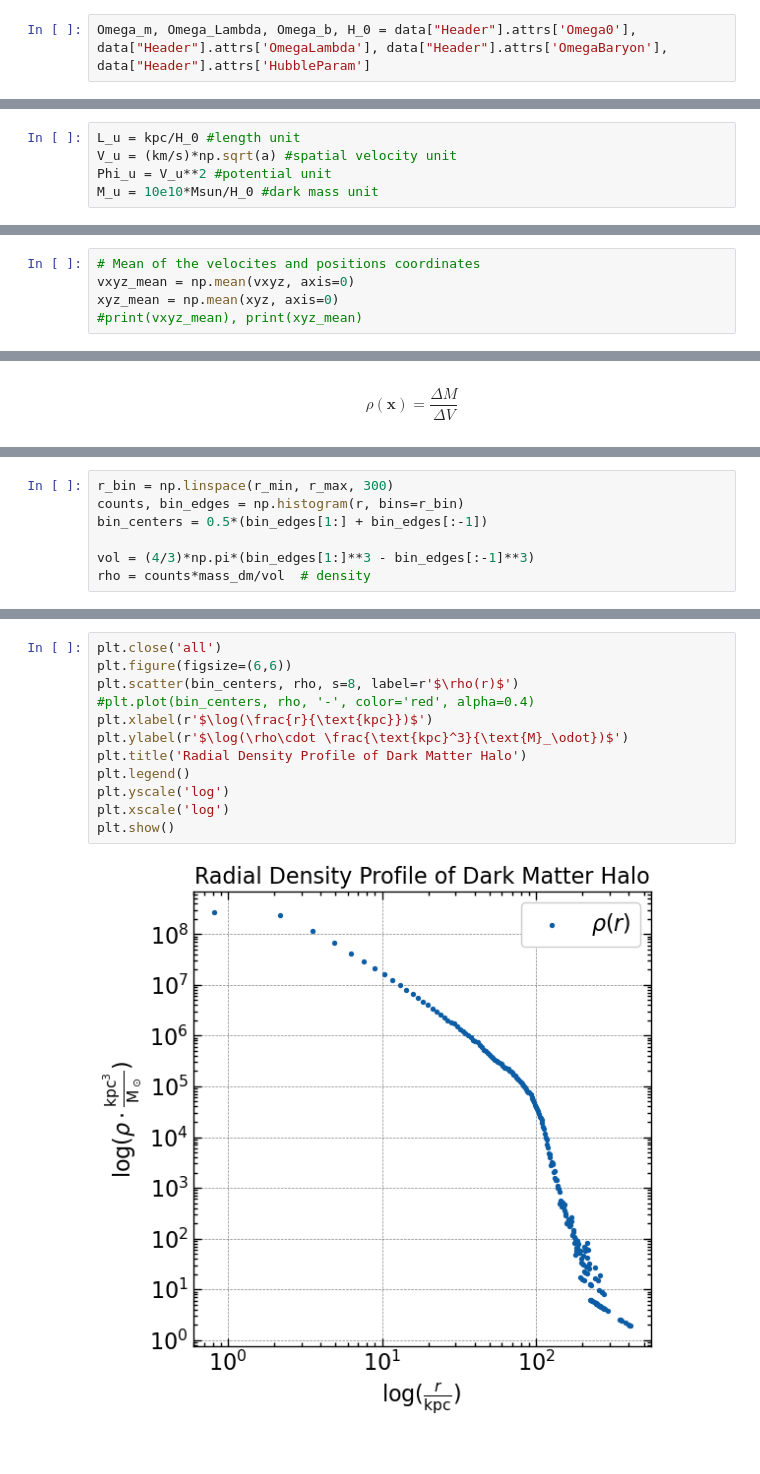
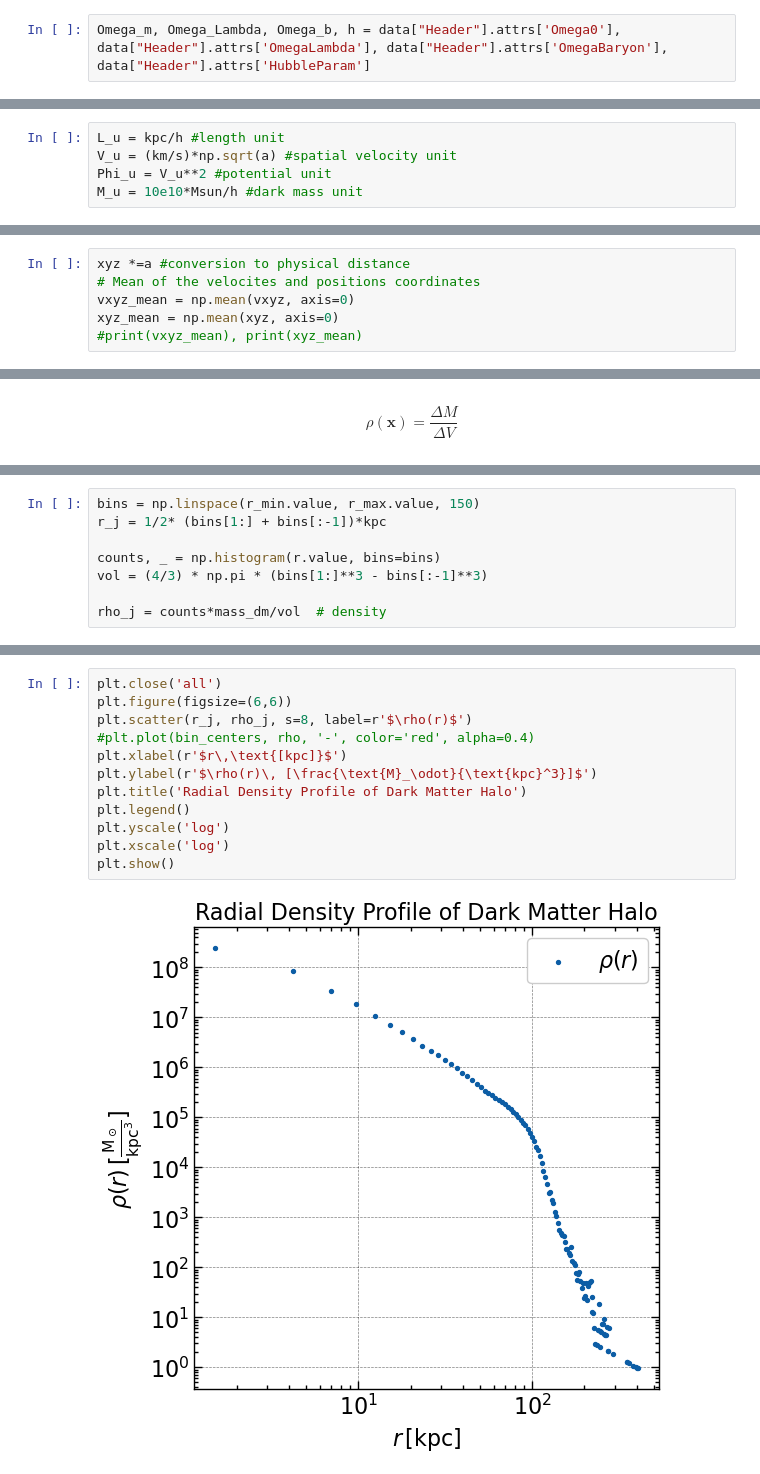
Before and after one commit to Jitskeverheecke/TANA_Project, a Jupyter notebook: project.ipynb, the cells around one changed output, grey strips where cells are left out. Cells and saved outputs as stored; diff of their text form.

Commit message:
density fit

```diff
--- a/project.ipynb
+++ b/project.ipynb
@@ -18,7 +18,7 @@ data = h5py.File('cutout_344137.hdf5','r')
 # %% [markdown]
 ### Cosmological parameters
 # %%
-Omega_m, Omega_Lambda, Omega_b, H_0 = data["Header"].attrs['Omega0'], data["Header"].attrs['OmegaLambda'], data["Header"].attrs['OmegaBaryon'], data["Header"].attrs['HubbleParam']
+Omega_m, Omega_Lambda, Omega_b, h = data["Header"].attrs['Omega0'], data["Header"].attrs['OmegaLambda'], data["Header"].attrs['OmegaBaryon'], data["Header"].attrs['HubbleParam']
 # %%
 N_dm_particles = data["Header"].attrs['NumPart_ThisFile'][1] #number of dark matter particles
 mass_darkm = data["Header"].attrs['MassTable'][1] #mass of each dark matter particle in 1e10 solar masses/h
@@ -43,7 +42,7 @@ $4.4985022 \times 10^{-6} \; \mathrm{\frac{kpc^{3}}{M_{\odot}\,Gyr^{2}}}$
 # %% [markdown]
 Predefined the characteristic unit scales according to the dataset according to [TNG unit system](https://www.tng-project.org/data/docs/specifications/#parttype1).
 # %%
-L_u = kpc/H_0 #length unit
+L_u = kpc/h #length unit
 V_u = (km/s)*np.sqrt(a) #spatial velocity unit
 Phi_u = V_u**2 #potential unit
-M_u = 10e10*Msun/H_0 #dark mass unit
+M_u = 10e10*Msun/h #dark mass unit
@@ -55,6 +56,7 @@ mass_dm = mass_darkm*M_u
 M = N_dm_particles*mass_dm
 #print(XYZ.shape), print(PHI.shape), print(VXYZ.shape)
 # %%
+xyz *=a #conversion to physical distance
 # Mean of the velocites and positions coordinates
 vxyz_mean = np.mean(vxyz, axis=0)
 xyz_mean = np.mean(xyz, axis=0)
@@ -175,7 +179,8 @@ r_max, r_min
 # %%
-r_bin = np.linspace(r_min, r_max, 300)
-counts, bin_edges = np.histogram(r, bins=r_bin)
-bin_centers = 0.5*(bin_edges[1:] + bin_edges[:-1])
+bins = np.linspace(r_min.value, r_max.value, 150)
+r_j = 1/2* (bins[1:] + bins[:-1])*kpc
 
-vol = (4/3)*np.pi*(bin_edges[1:]**3 - bin_edges[:-1]**3)
-rho = counts*mass_dm/vol  # density
+counts, _ = np.histogram(r.value, bins=bins)
+vol = (4/3) * np.pi * (bins[1:]**3 - bins[:-1]**3)
+
+rho_j = counts*mass_dm/vol  # density
@@ -182,14 +191,14 @@ rho = counts*mass_dm/vol  # density
 # %%
 plt.close('all')
 plt.figure(figsize=(6,6))
-plt.scatter(bin_centers, rho, s=8, label=r'$\rho(r)$')
+plt.scatter(r_j, rho_j, s=8, label=r'$\rho(r)$')
 #plt.plot(bin_centers, rho, '-', color='red', alpha=0.4)
-plt.xlabel(r'$\log(\frac{r}{\text{kpc}})$')
-plt.ylabel(r'$\log(\rho\cdot \frac{\text{kpc}^3}{\text{M}_\odot})$')
+plt.xlabel(r'$r\,\text{[kpc]}$')
+plt.ylabel(r'$\rho(r)\, [\frac{\text{M}_\odot}{\text{kpc}^3}]$')
 plt.title('Radial Density Profile of Dark Matter Halo')
 plt.legend()
 plt.yscale('log')
 plt.xscale('log')
 plt.show()
 # %% [output]
-[figure, old version]
+[figure, new version]
```
Also changed, not shown: parts of 21 cells of this notebook.
